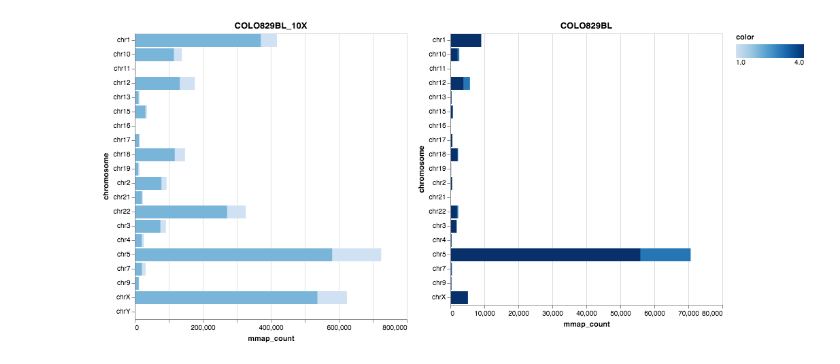
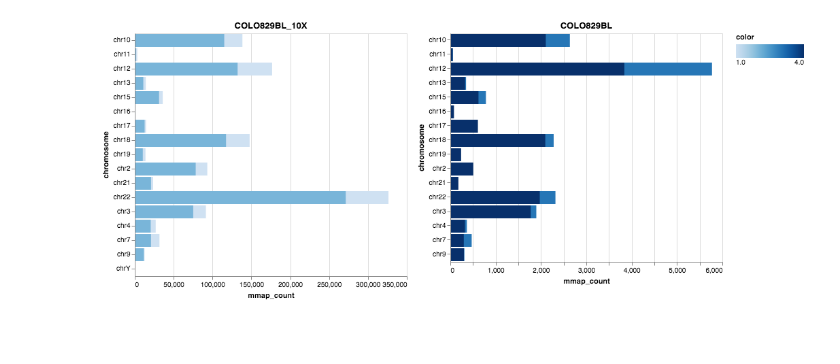
Before and after one commit to umccr/10x, a Jupyter notebook: telomeres/notebooks/counts.ipynb, the cells around one changed output. Drawn from its saved outputs; the diff is of its cells as text; code cells hidden in the pictures; blank space fills up the shorter version.

Commit message:
Temporarily exclude chromosomes 1,5 and X and re-evaluate counts

```diff
--- a/telomeres/notebooks/counts.ipynb
+++ b/telomeres/notebooks/counts.ipynb
@@ -20,20 +18,30 @@ datasets = [colo829bl_10x, colo829t_10x, colo829bl, colo829t]
+# %%
+datasets = [colo829bl_10x, colo829t_10x, colo829bl, colo829t]
+datasets_excluded_chroms = []
+
+for ds in datasets:
+    ds = ds[ds['chromosome'] != 'chr5']
+    ds = ds[ds['chromosome'] != 'chr1']
+    ds = ds[ds['chromosome'] != 'chrX']
+
+    datasets_excluded_chroms.append(ds)
 # %%
 charts = []
 
-for ds in datasets:
+for ds in datasets_excluded_chroms:
     charts.append(alt.Chart(ds).mark_bar().encode(
         x = 'mmap_count',
         y = 'chromosome',
         color = 'color'
     ))
 
 charts[0].title = "COLO829BL_10X"
 charts[1].title = "COLO829T_10X"
 charts[2].title = "COLO829BL"
 charts[3].title = "COLO829T"
 
 # Titles will not concatenate when Layering plots like I do here with 10x vs Truseq.
 # This is, I think, because bugs in vega-lite merged in March not yet upstreamed: https://github.com/altair-viz/altair/issues/585 and https://github.com/vega/vega-lite/pull/3620
 (charts[0] + charts[1]) | (charts[2] + charts[3])
 # %% [output]
-[figure, old version]
+[figure, new version]
```
Also changed, not shown: parts of 1 cell of this notebook.
